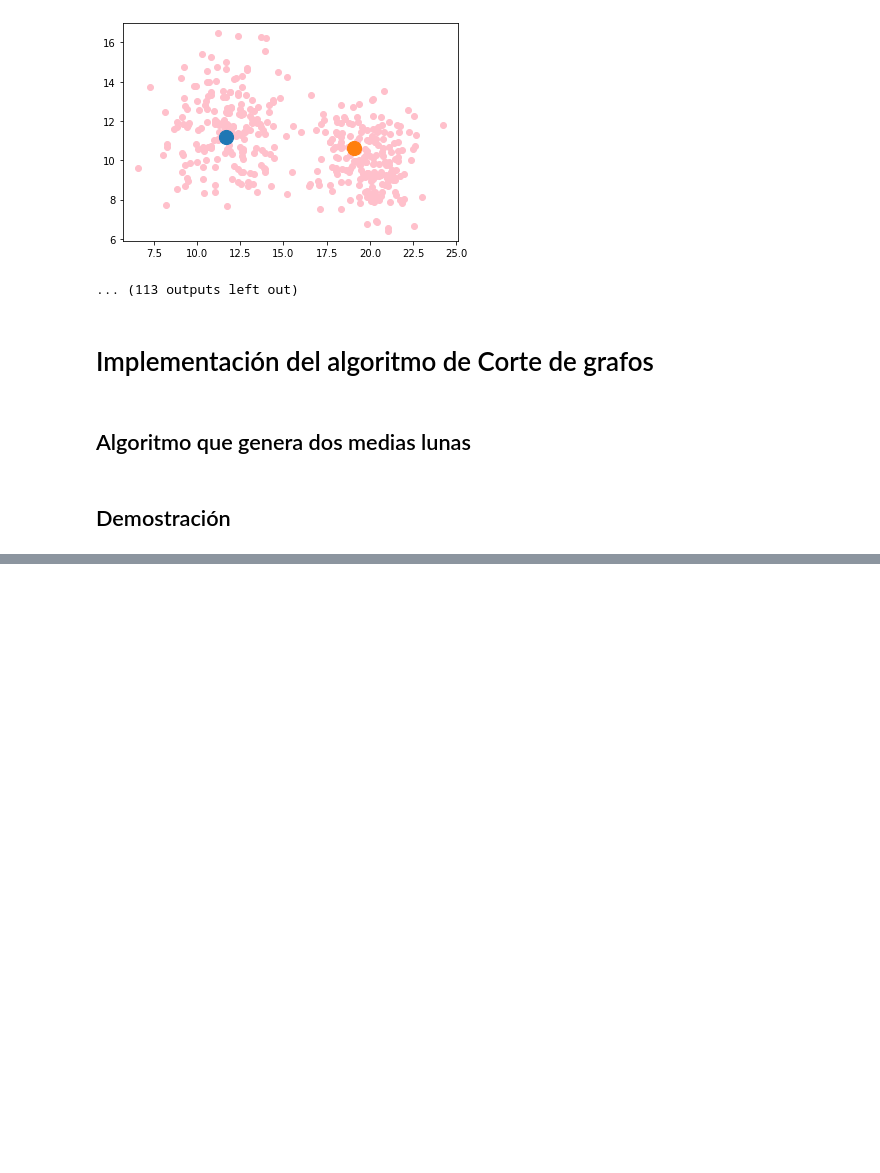
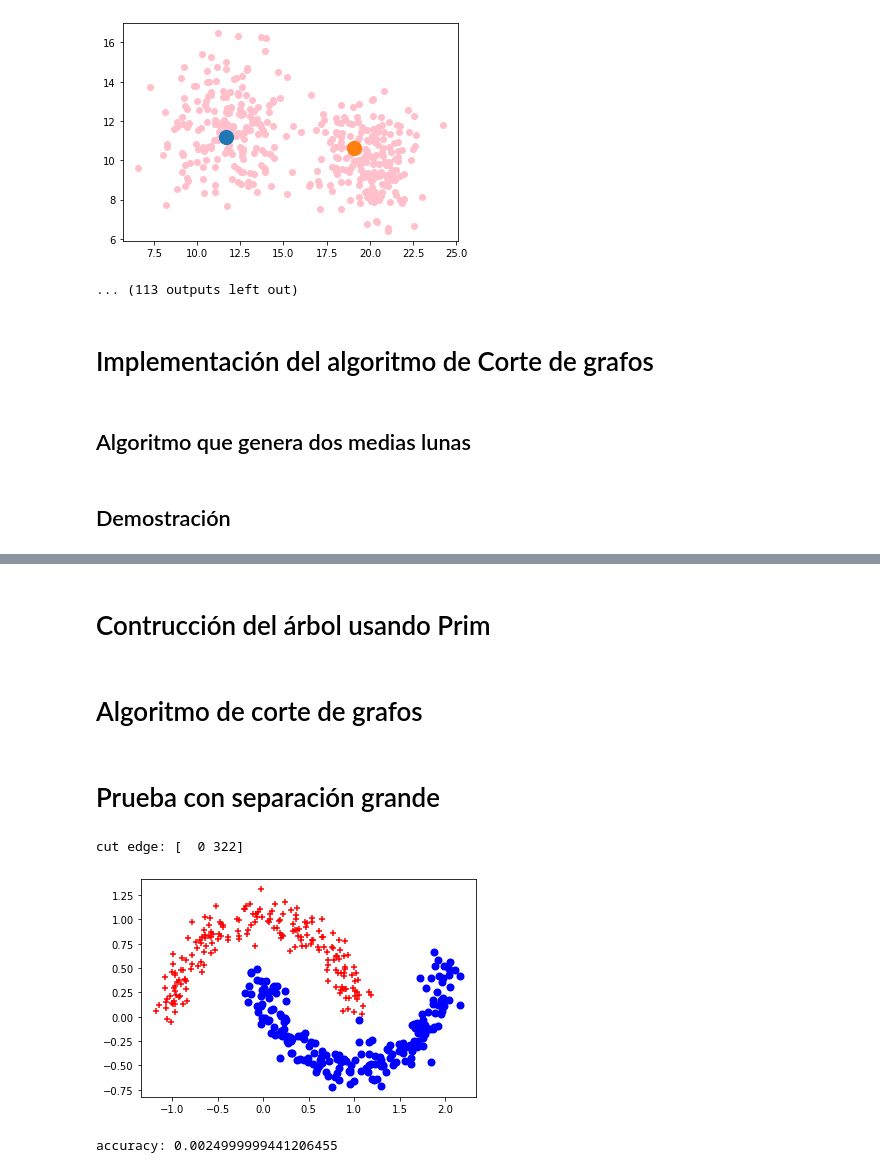
Before and after one commit to AndreyArguedas/MachineLearning, a Jupyter notebook: Implementación KMedias y Corte Grafos/TP3_Andrey_Victor_Heiner/KMeansImplementation.ipynb, the cells around one changed output, grey strips where cells are left out. Saved outputs shown, nothing was run; the diff lists cells and outputs as text; code cells hidden in the pictures; blank space fills up the shorter version.

```diff
--- a/Implementación KMedias y Corte Grafos/TP3_Andrey_Victor_Heiner/KMeansImplementation.ipynb
+++ b/Implementación KMedias y Corte Grafos/TP3_Andrey_Victor_Heiner/KMeansImplementation.ipynb
@@ -331,0 +323,2 @@ tensor([[0.0000, 0.1248, 0.3559,  ..., 1.0756, 1.0945, 1.0544],
+# %% [markdown]
+# Contrucción del árbol usando Prim
@@ -331,0 +358,52 @@ tensor([[0.0000, 0.1248, 0.3559,  ..., 1.0756, 1.0945, 1.0544],
+# %% [markdown]
+# Algoritmo de corte de grafos
+# %%
+def GraphClusteringImplementation(data):
+  y_hats = torch.zeros(data.shape[0], dtype=torch.uint8)
+
+  adjacency_matrix = build_adjacency_matrix(data)
+
+  edges, weights = prim_algorithm(adjacency_matrix)
+  #print("edges:", edges)
+  #print("weights:", weights)
+
+  cut_idx = np.argmax(weights)
+  graph_cut = edges[cut_idx]
+
+  print("cut edge:", graph_cut)
+
+  nodes_to_visit, forbidden_node = [graph_cut[0]], graph_cut[1]
+
+  while len(nodes_to_visit) > 0:
+    node = nodes_to_visit[0]
+    nodes_to_visit = nodes_to_visit[1:]
+    for edge in edges:
+      if edge[0] == node and edge[1] != forbidden_node:
+        y_hats[edge[1]] = 1
+        if not (edge[1] in nodes_to_visit):
+          nodes_to_visit = np.append(nodes_to_visit, edge[1])
+
+  return y_hats
+
+def test_GraphCut(targets, samples):
+  y_hats = GraphClusteringImplementation(samples)
+
+  #print("prediction:", y_hats)
+  #print("targets:", targets)
+  accuracy = (y_hats == targets).sum() / targets.shape[0]
+
+  plt.scatter(samples[y_hats==0, 0], samples[y_hats==0, 1], linewidths = 2, color = "blue", marker='o')
+  plt.scatter(samples[y_hats==1, 0], samples[y_hats==1, 1], linewidths = 2, color = "red",  marker='+')
+
+  plt.show()
+  return accuracy.item()
+# %% [markdown]
+# Prueba con separación grande
+# %%
+X, y = make_half_moons((200, 200) , noise=0.1)
+
+print("accuracy:", test_GraphCut(y, X))
+# %% [output]
+cut edge: [  0 322]
+[figure, added]
+accuracy: 0.0024999999441206455
```
Also changed, not shown: parts of 13 cells of this notebook, 8 other files.
